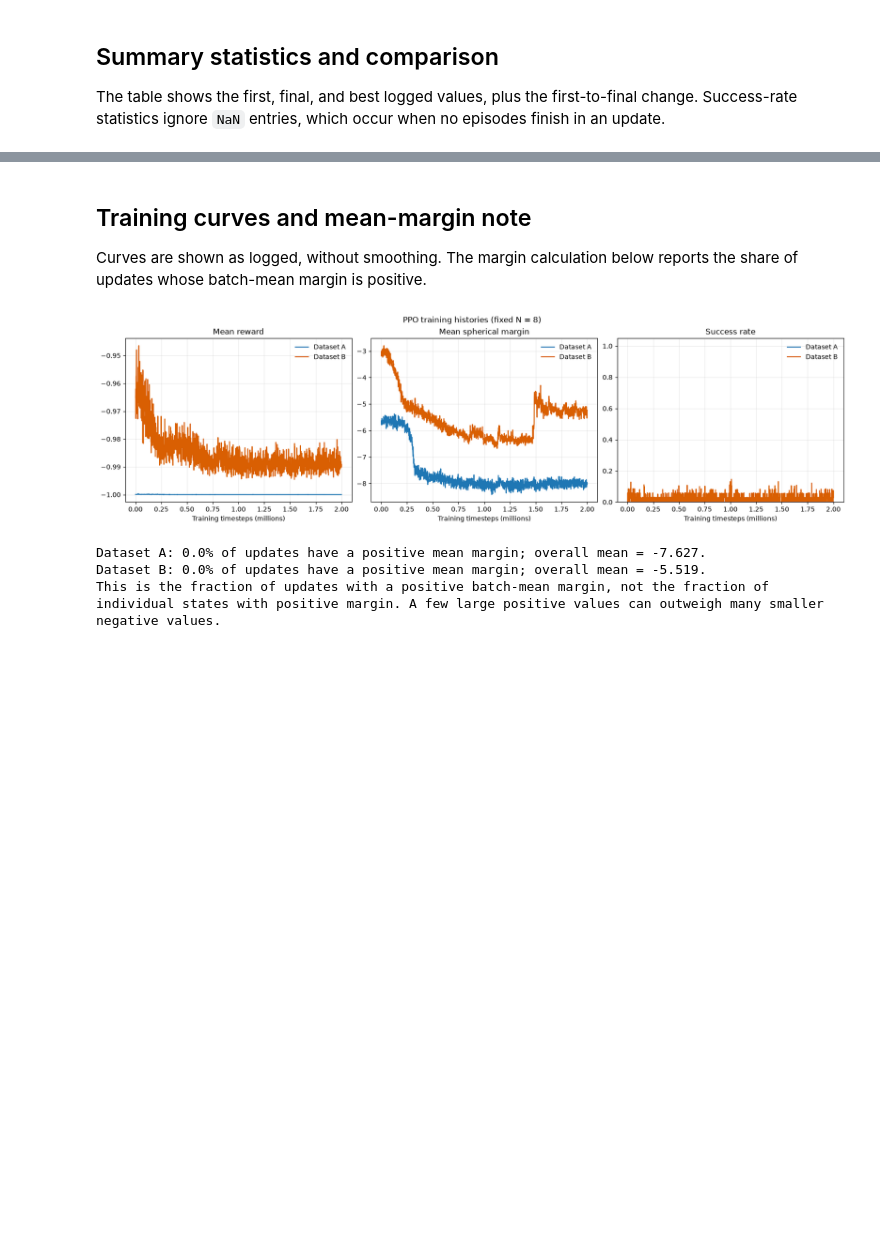
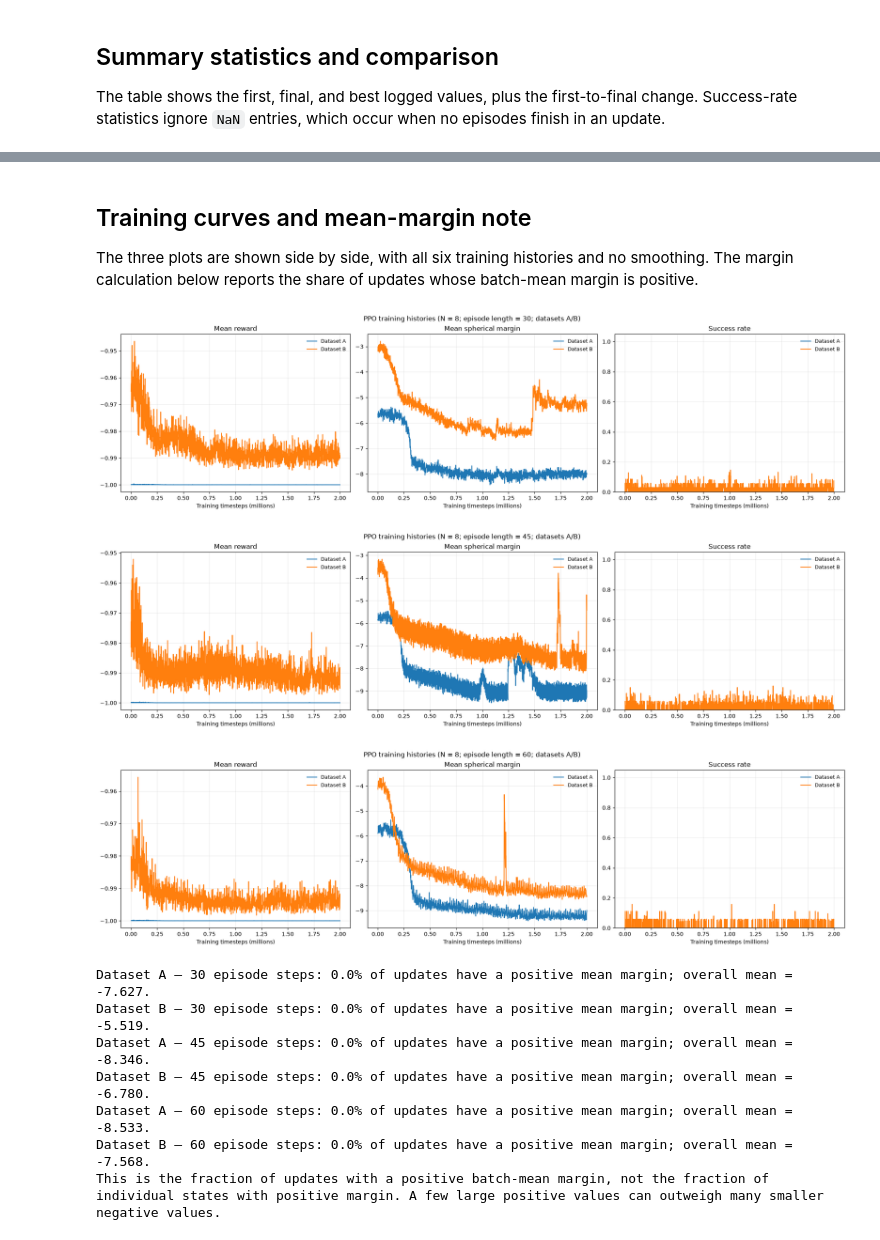
Before and after one commit to Caioriqui/AI-testing-in-Flag-Manifolds, a Jupyter notebook: notebooks/03_training_history_comparison_Nfixed8_simple.ipynb, the cells around one changed output, grey strips where cells are left out. Saved outputs shown, nothing was run; the diff lists cells and outputs as text; code cells hidden in the pictures; blank space fills up the shorter version.

```diff
--- a/notebooks/03_training_history_comparison_Nfixed8_simple.ipynb
+++ b/notebooks/03_training_history_comparison_Nfixed8_simple.ipynb
@@ -100,44 +133,61 @@ Same logged horizon and update count: True
 # %% [markdown]
 ## Training curves and mean-margin note
 
-Curves are shown as logged, without smoothing. The margin calculation below reports the share of updates whose batch-mean margin is positive.
+The three plots are shown side by side, with all six training histories and no smoothing. The margin calculation below reports the share of updates whose batch-mean margin is positive.
 # %%
 import matplotlib.pyplot as plt
 
-colors = {"Dataset A": "#1f77b4", "Dataset B": "#d95f02"}
-fig, axes = plt.subplots(1, 3, figsize=(16, 4.5), constrained_layout=True)
+# Keep dataset colors consistent across all three episode-length figures.
+dataset_colors = {
+    "A": plt.get_cmap("tab10")(0),
+    "B": plt.get_cmap("tab10")(1),
+}
 
-for dataset, history in histories.items():
-    x = history["timesteps"] / 1_000_000
-    color = colors[dataset]
-    axes[0].plot(x, history["reward"], label=dataset, color=color, linewidth=1.5)
-    axes[1].plot(x, history["margin"], label=dataset, color=color, linewidth=1.5)
-    axes[2].plot(x, history["success_rate"], label=dataset, color=color, linewidth=1.5)
+for episode_steps in (30, 45, 60):
+    fig, axes = plt.subplots(1, 3, figsize=(19, 5), constrained_layout=True)
 
-for ax in axes:
-    ax.set_xlabel("Training timesteps (millions)")
-    ax.grid(alpha=0.25)
-    ax.legend(frameon=False)
+    for dataset_code in ("A", "B"):
+        run_name = f"Dataset {dataset_code} — {episode_steps} episode steps"
+        history = histories[run_name]
+        x = history["timesteps"] / 1_000_000
+        color = dataset_colors[dataset_code]
 
-axes[0].set_title("Mean reward")
-axes[1].set_title("Mean spherical margin")
-axes[2].set_title("Success rate")
-axes[2].set_ylim(0, 1.05)
-fig.suptitle("PPO training histories (fixed N = 8)")
-plt.show()
+        axes[0].plot(x, history["reward"], label=f"Dataset {dataset_code}", color=color, linewidth=1.5)
+        axes[1].plot(x, history["margin"], label=f"Dataset {dataset_code}", color=color, linewidth=1.5)
+        axes[2].plot(x, history["success_rate"], label=f"Dataset {dataset_code}", color=color, linewidth=1.5)
 
-for dataset, history in histories.items():
-    margin = history["margin"]
-    positive_fraction = np.mean(margin > 0)
-    print(f"{dataset}: {positive_fraction:.1%} of updates have a positive mean margin; "
-          f"overall mean = {margin.mean():+.3f}.")
+    for ax in axes:
+        ax.set_xlabel("Training timesteps (millions)")
+        ax.grid(alpha=0.25)
+        ax.legend(frameon=False, fontsize=9)
+
+    axes[0].set_title("Mean reward")
+    axes[1].set_title("Mean spherical margin")
+    axes[2].set_title("Success rate")
+    axes[2].set_ylim(0, 1.05)
+    fig.suptitle(f"PPO training histories (N = 8; episode length = {episode_steps}; datasets A/B)")
+    plt.show()
+
+for episode_steps in (30, 45, 60):
+    for dataset_code in ("A", "B"):
+        run_name = f"Dataset {dataset_code} — {episode_steps} episode steps"
+        margin = histories[run_name]["margin"]
+        positive_fraction = np.mean(margin > 0)
+        print(f"{run_name}: {positive_fraction:.1%} of updates have a positive mean margin; "
+              f"overall mean = {margin.mean():+.3f}.")
 
 print("This is the fraction of updates with a positive batch-mean margin, "
       "not the fraction of individual states with positive margin. A few large "
       "positive values can outweigh many smaller negative values.")
 # %% [output]
-[figure, old version]
+[figure, new version]
+[figure, added]
+[figure, added]
-Dataset A: 0.0% of updates have a positive mean margin; overall mean = -7.627.
-Dataset B: 0.0% of updates have a positive mean margin; overall mean = -5.519.
+Dataset A — 30 episode steps: 0.0% of updates have a positive mean margin; overall mean = -7.627.
+Dataset B — 30 episode steps: 0.0% of updates have a positive mean margin; overall mean = -5.519.
+Dataset A — 45 episode steps: 0.0% of updates have a positive mean margin; overall mean = -8.346.
+Dataset B — 45 episode steps: 0.0% of updates have a positive mean margin; overall mean = -6.780.
+Dataset A — 60 episode steps: 0.0% of updates have a positive mean margin; overall mean = -8.533.
+Dataset B — 60 episode steps: 0.0% of updates have a positive mean margin; overall mean = -7.568.
 This is the fraction of updates with a positive batch-mean margin, not the fraction of individual states with positive margin. A few large positive values can outweigh many smaller negative values.
 # %% [markdown]
```
Also changed, not shown: parts of 8 cells of this notebook.
